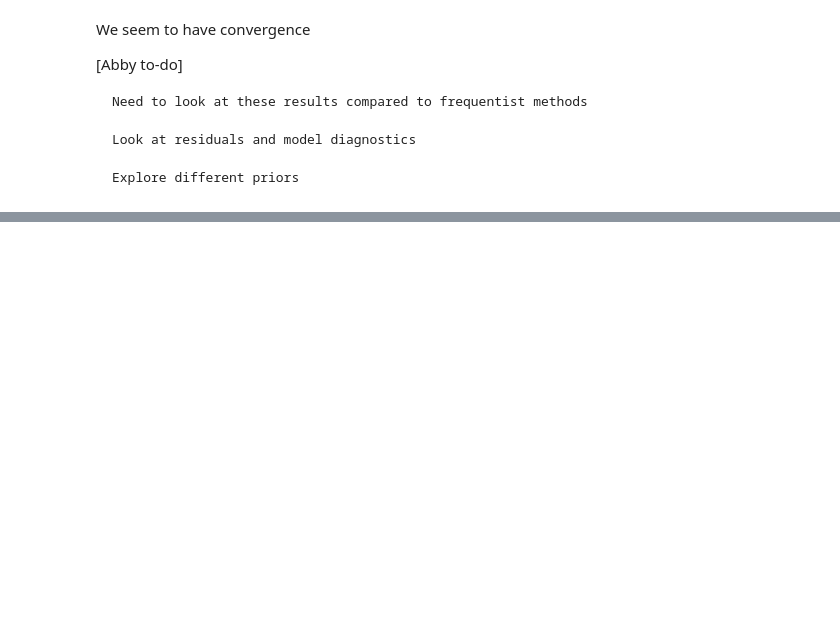
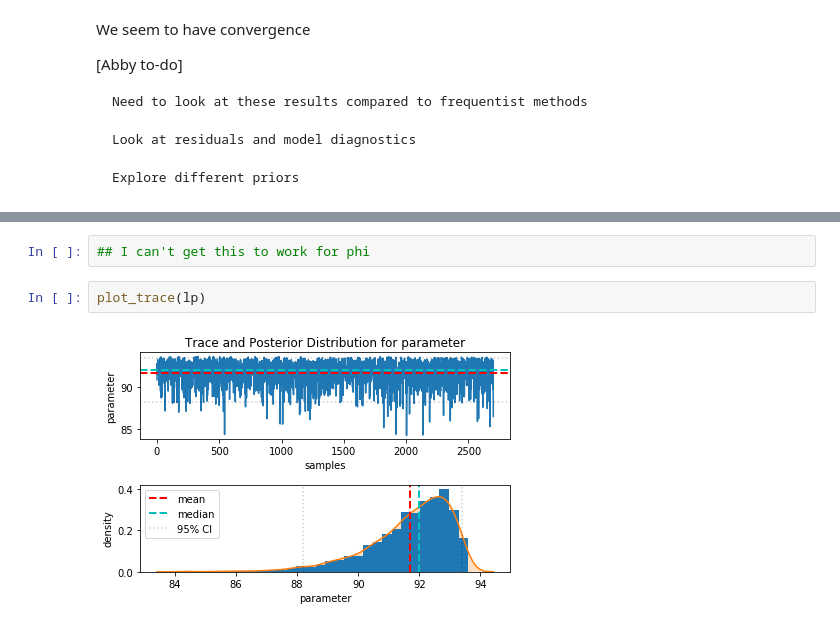
Before and after one commit to ahotaling/STAT_330_Project, a Jupyter notebook: Notebooks/Bayesian_Model_Exploration.ipynb, the cells around one changed output, grey strips where cells are left out. Drawn from its saved outputs; the diff is of its cells as text; blank space fills up the shorter version.

```diff
--- a/Notebooks/Bayesian_Model_Exploration.ipynb
+++ b/Notebooks/Bayesian_Model_Exploration.ipynb
@@ -216,0 +277,6 @@ We seem to have convergence
+# %%
+## I can't get this to work for phi
+# %%
+plot_trace(lp)
+# %% [output]
+[figure, added]
```
Also changed, not shown: parts of 13 cells of this notebook.
